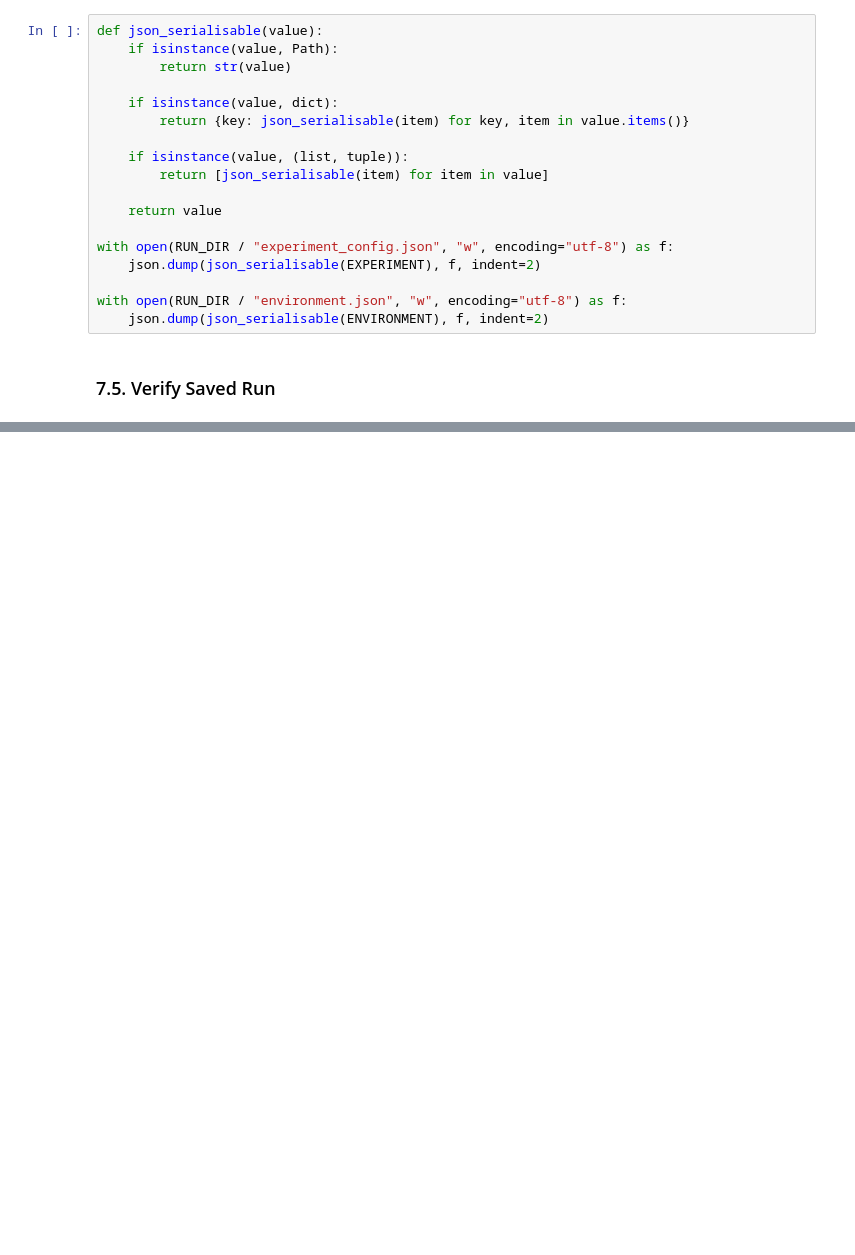
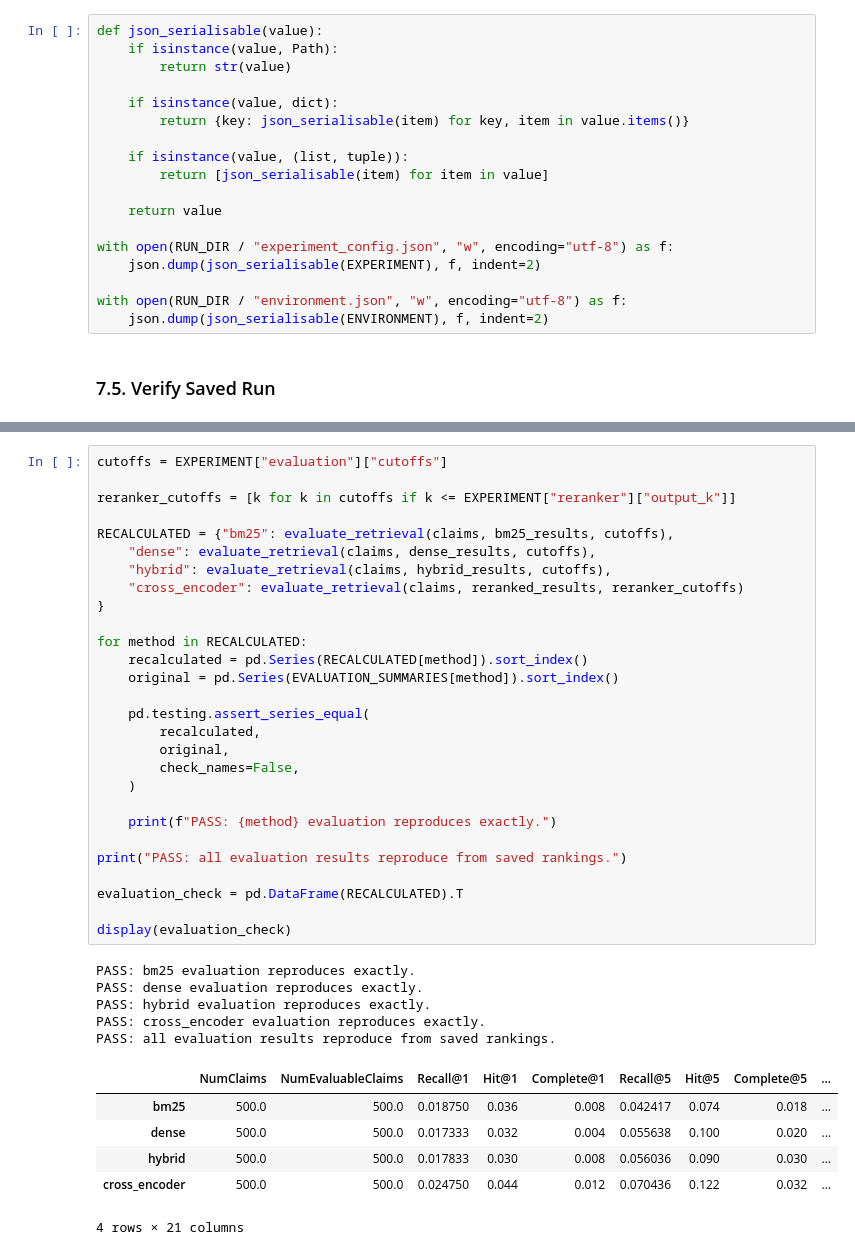
Before and after one commit to REALBroomFish/AutomatedFactVerification_RetrieverComparison, a Jupyter notebook: notebooks/2_retrieval_evaluation.ipynb, the cells around one changed output, grey strips where cells are left out. Cells and saved outputs as stored; diff of their text form; blank space fills up the shorter version.

```diff
--- a/notebooks/2_retrieval_evaluation.ipynb
+++ b/notebooks/2_retrieval_evaluation.ipynb
@@ -932,0 +1115,40 @@ for path in sorted(RUN_DIR.iterdir()):
+# %%
+cutoffs = EXPERIMENT["evaluation"]["cutoffs"]
+
+reranker_cutoffs = [k for k in cutoffs if k <= EXPERIMENT["reranker"]["output_k"]]
+
+RECALCULATED = {"bm25": evaluate_retrieval(claims, bm25_results, cutoffs),
+    "dense": evaluate_retrieval(claims, dense_results, cutoffs),
+    "hybrid": evaluate_retrieval(claims, hybrid_results, cutoffs),
+    "cross_encoder": evaluate_retrieval(claims, reranked_results, reranker_cutoffs)
+}
+
+for method in RECALCULATED:
+    recalculated = pd.Series(RECALCULATED[method]).sort_index()
+    original = pd.Series(EVALUATION_SUMMARIES[method]).sort_index()
+
+    pd.testing.assert_series_equal(
+        recalculated,
+        original,
+        check_names=False,
+    )
+
+    print(f"PASS: {method} evaluation reproduces exactly.")
+
+print("PASS: all evaluation results reproduce from saved rankings.")
+
+evaluation_check = pd.DataFrame(RECALCULATED).T
+
+display(evaluation_check)
+# %% [output]
+PASS: bm25 evaluation reproduces exactly.
+PASS: dense evaluation reproduces exactly.
+PASS: hybrid evaluation reproduces exactly.
+PASS: cross_encoder evaluation reproduces exactly.
+PASS: all evaluation results reproduce from saved rankings.
+|  | NumClaims | NumEvaluableClaims | Recall@1 | Hit@1 | Complete@1 | Recall@5 | Hit@5 | Complete@5 | ... |
+| bm25 | 500.0 | 500.0 | 0.018750 | 0.036 | 0.008 | 0.042417 | 0.074 | 0.018 | ... |
+| dense | 500.0 | 500.0 | 0.017333 | 0.032 | 0.004 | 0.055638 | 0.100 | 0.020 | ... |
+| hybrid | 500.0 | 500.0 | 0.017833 | 0.030 | 0.008 | 0.056036 | 0.090 | 0.030 | ... |
+| cross_encoder | 500.0 | 500.0 | 0.024750 | 0.044 | 0.012 | 0.070436 | 0.122 | 0.032 | ... |
+4 rows × 21 columns
```
Also changed, not shown: parts of 16 cells of this notebook, 19 other files.
